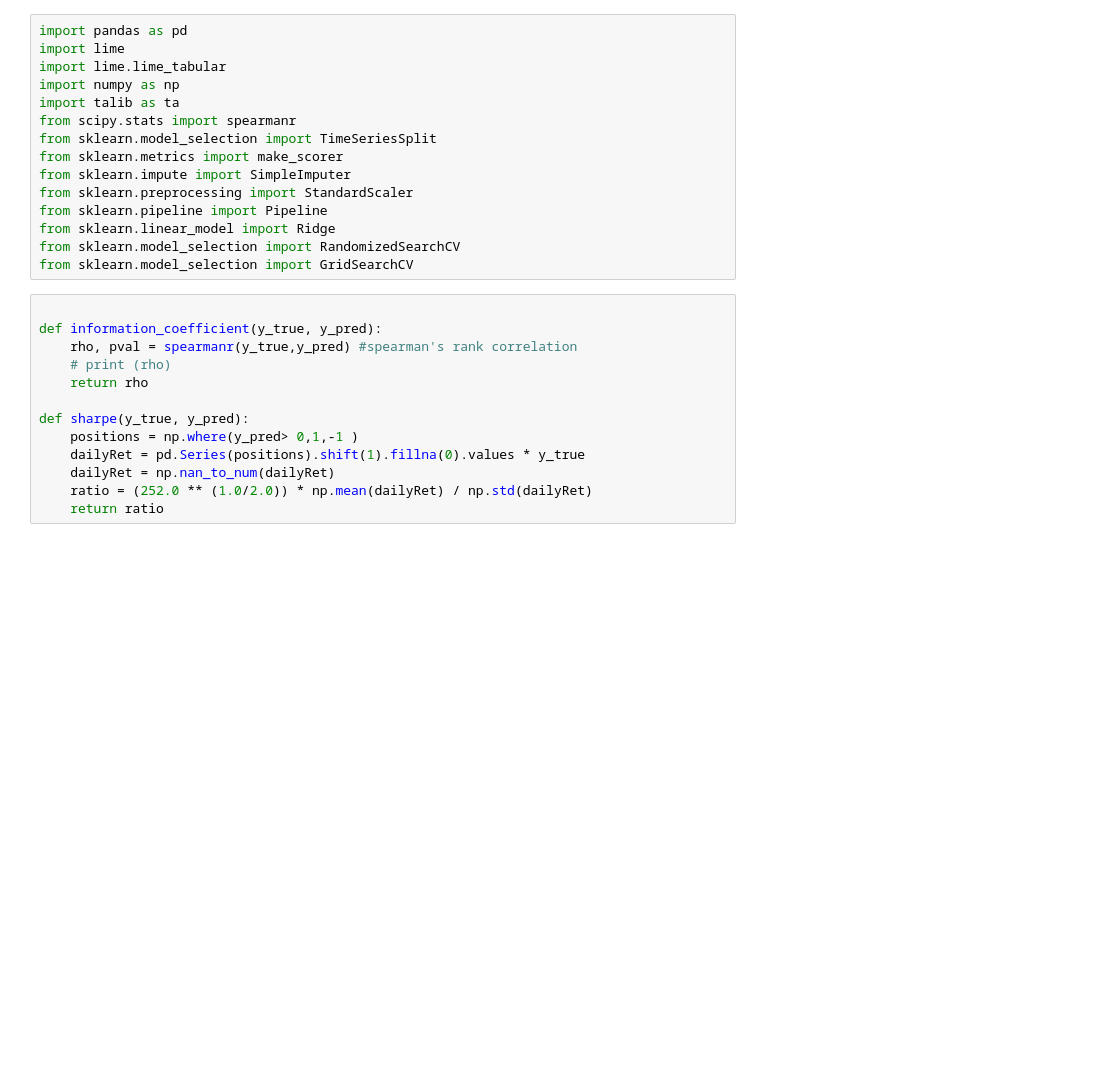
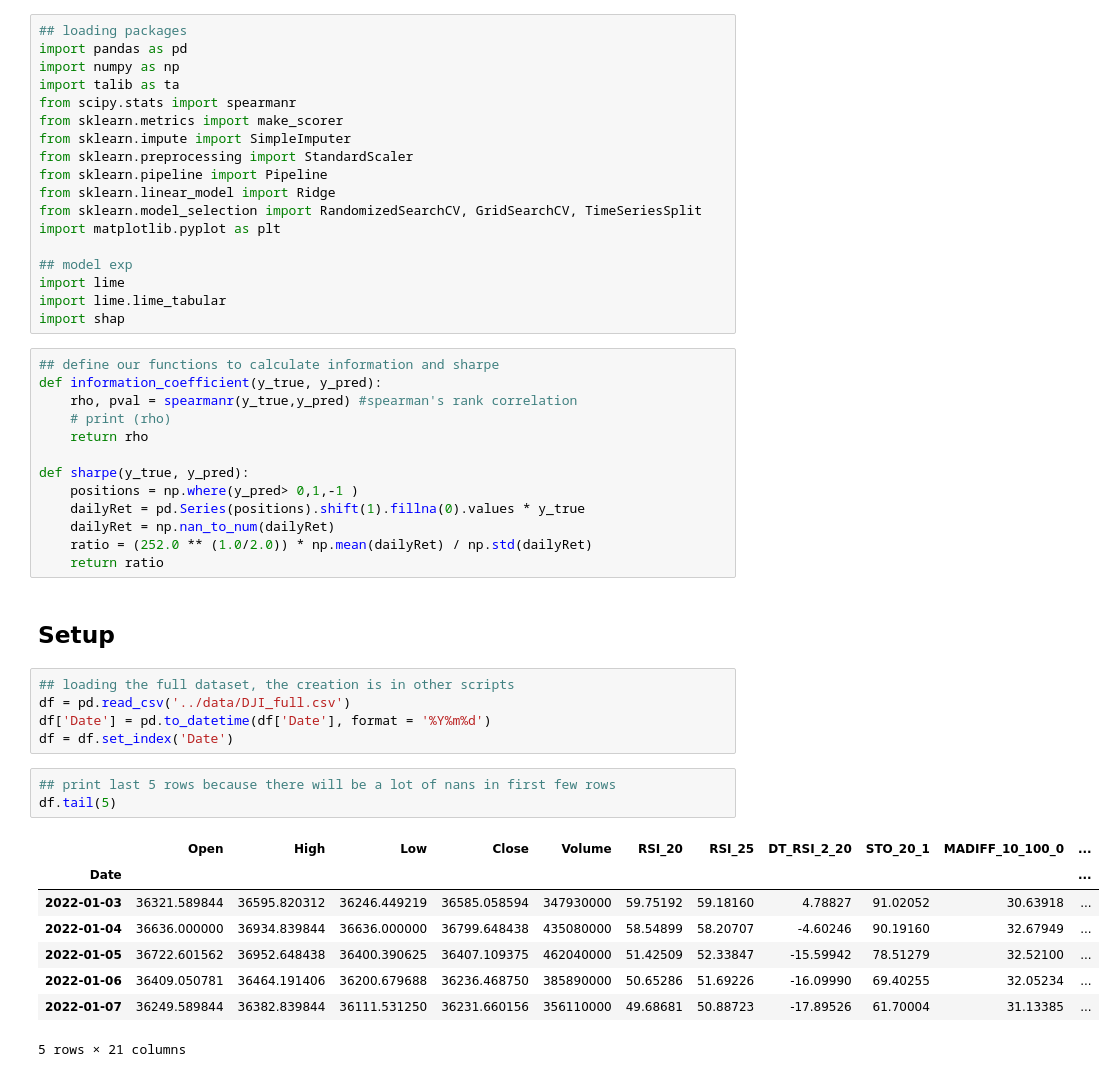
Before and after one commit to harrisyang611/timothy_indicator_project, a Jupyter notebook: notebook/model_with_shap_instruction.ipynb, the cells around one changed output. Cells and saved outputs as stored; diff of their text form; blank space fills up the shorter version.

```diff
--- a/src/model_explanation.ipynb
+++ b/notebook/model_with_shap_instruction.ipynb
@@ -1,20 +5,23 @@
 # %%
+## loading packages
 import pandas as pd
-import lime
-import lime.lime_tabular
 import numpy as np
 import talib as ta
 from scipy.stats import spearmanr
-from sklearn.model_selection import TimeSeriesSplit
 from sklearn.metrics import make_scorer
 from sklearn.impute import SimpleImputer
 from sklearn.preprocessing import StandardScaler
 from sklearn.pipeline import Pipeline
 from sklearn.linear_model import Ridge
-from sklearn.model_selection import RandomizedSearchCV
-from sklearn.model_selection import GridSearchCV
+from sklearn.model_selection import RandomizedSearchCV, GridSearchCV, TimeSeriesSplit
+import matplotlib.pyplot as plt
+
+## model exp
+import lime
+import lime.lime_tabular
+import shap
 # %%
-
+## define our functions to calculate information and sharpe
 def information_coefficient(y_true, y_pred):
     rho, pval = spearmanr(y_true,y_pred) #spearman's rank correlation
     # print (rho)
@@ -26,4 +33,23 @@ def sharpe(y_true, y_pred):
     dailyRet = np.nan_to_num(dailyRet)
     ratio = (252.0 ** (1.0/2.0)) * np.mean(dailyRet) / np.std(dailyRet)
     return ratio
+# %% [markdown]
+## Setup
+# %%
+## loading the full dataset, the creation is in other scripts
+df = pd.read_csv('../data/DJI_full.csv')
+df['Date'] = pd.to_datetime(df['Date'], format = '%Y%m%d')
+df = df.set_index('Date')
+# %%
+## print last 5 rows because there will be a lot of nans in first few rows
+df.tail(5)
+# %% [output]
+|  | Open | High | Low | Close | Volume | RSI_20 | RSI_25 | DT_RSI_2_20 | STO_20_1 | MADIFF_10_100_0 | ... |
+| Date |  |  |  |  |  |  |  |  |  |  | ... |
+| 2022-01-03 | 36321.589844 | 36595.820312 | 36246.449219 | 36585.058594 | 347930000 | 59.75192 | 59.18160 | 4.78827 | 91.02052 | 30.63918 | ... |
+| 2022-01-04 | 36636.000000 | 36934.839844 | 36636.000000 | 36799.648438 | 435080000 | 58.54899 | 58.20707 | -4.60246 | 90.19160 | 32.67949 | ... |
+| 2022-01-05 | 36722.601562 | 36952.648438 | 36400.390625 | 36407.109375 | 462040000 | 51.42509 | 52.33847 | -15.59942 | 78.51279 | 32.52100 | ... |
+| 2022-01-06 | 36409.050781 | 36464.191406 | 36200.679688 | 36236.468750 | 385890000 | 50.65286 | 51.69226 | -16.09990 | 69.40255 | 32.05234 | ... |
+| 2022-01-07 | 36249.589844 | 36382.839844 | 36111.531250 | 36231.660156 | 356110000 | 49.68681 | 50.88723 | -17.89526 | 61.70004 | 31.13385 | ... |
+5 rows × 21 columns
 # %%
```
Also changed, not shown: parts of 22 cells of this notebook, 10 other files.
